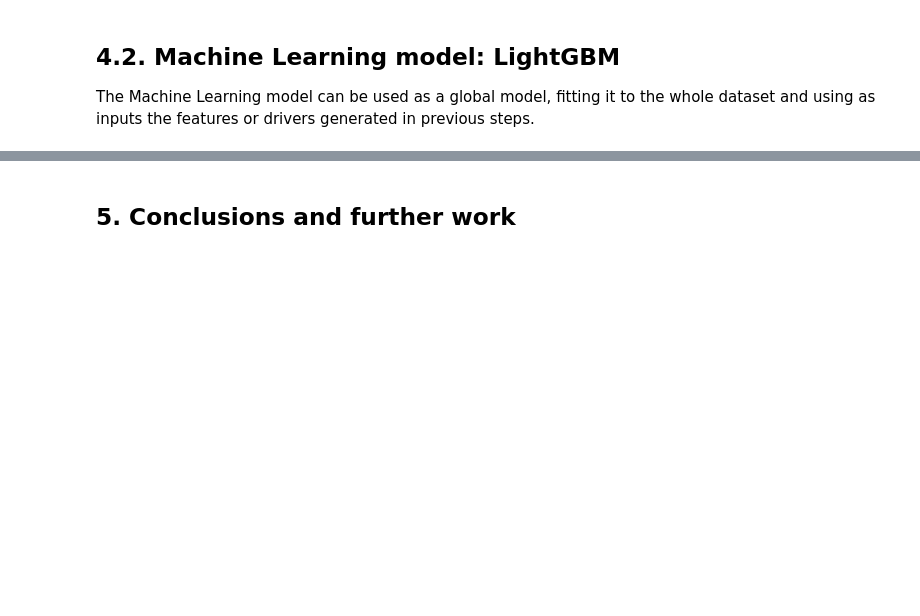
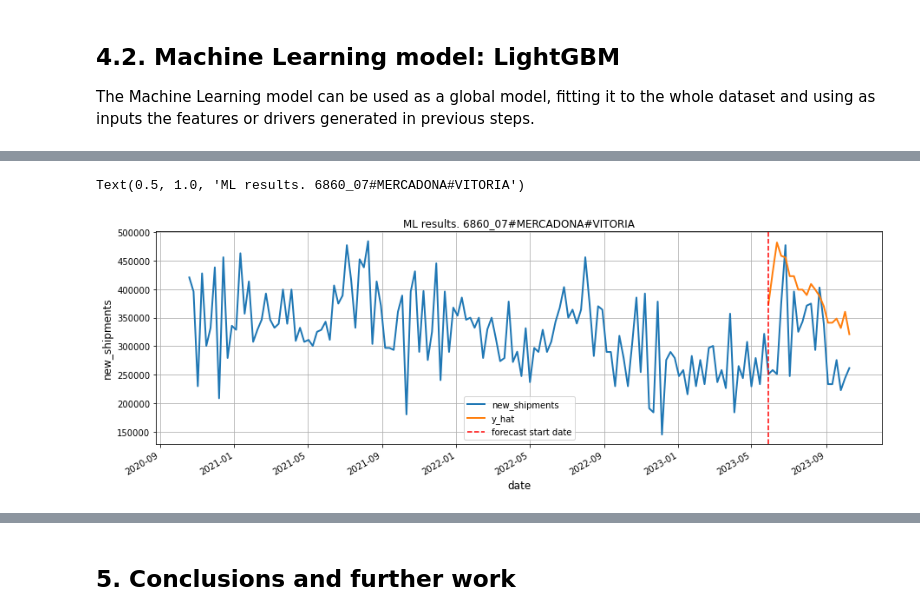
Before and after one commit to skarit/UPV-EHU_PEPSICO, a Jupyter notebook: notebooks/Modelling and Experimentation/ModellingExperimentation.ipynb, the cells around one changed output, grey strips where cells are left out. Saved outputs shown, nothing was run; the diff lists cells and outputs as text; code cells hidden in the pictures; blank space fills up the shorter version.

```diff
--- a/notebooks/Modelling and Experimentation/ModellingExperimentation.ipynb
+++ b/notebooks/Modelling and Experimentation/ModellingExperimentation.ipynb
@@ -185,7 +211,7 @@ def ml_predict_item(df, model):
     y_test = df[df[time_var].values>=fcst_start_date][target_var]
     dataset_test = lgb.Dataset(df_test, y_test)
     # prediction
-    y_pred = model.predict(df_test)
+    y_pred = model.predict(df_test, predict_disable_shape_check=True)
     df[y_hat] = np.nan
     df.loc[df[time_var].values>=fcst_start_date, y_hat] = y_pred
     return df
@@ -208,16 +250,18 @@ TypeError: ml_fit_predict() got an unexpected keyword argument 'dataset'
 # %%
 fig, ax = plt.subplots(figsize=(15, 5))
 
 # Plot the data (here we are subsetting it to get a better look at the forecasts)
 plot_df = df_res_ml[df_res_ml[model_id]==model_id_test]
 plot_df = plot_df.set_index(time_var)
 plot_df[[target_var, y_hat]].plot(ax=ax, linewidth=2)
-ax.fill_between(plot_df.index[-horizon:], plot_df['y_ci_lower'][-horizon:], plot_df['y_ci_upper'][-horizon:], color='k', alpha=0.1)
 ax.axvline(x=fcst_start_date, color='r', linestyle='--', label='forecast start date')
 ax.set_ylabel(target_var, fontsize=12)
 ax.set_xlabel('date', fontsize=12)
 ax.legend(prop={'size': 10})
 ax.grid()
 ax.set_title(f"ML results. {model_id_test}")
+# %% [output]
+Text(0.5, 1.0, 'ML results. 6860_07#MERCADONA#VITORIA')
+[figure, added]
 # %%
 df_res_ml.dropna().groupby(model_id).apply(compute_accuracy, y=target_var, y_pred=y_hat)
```
Also changed, not shown: parts of 8 cells of this notebook.
